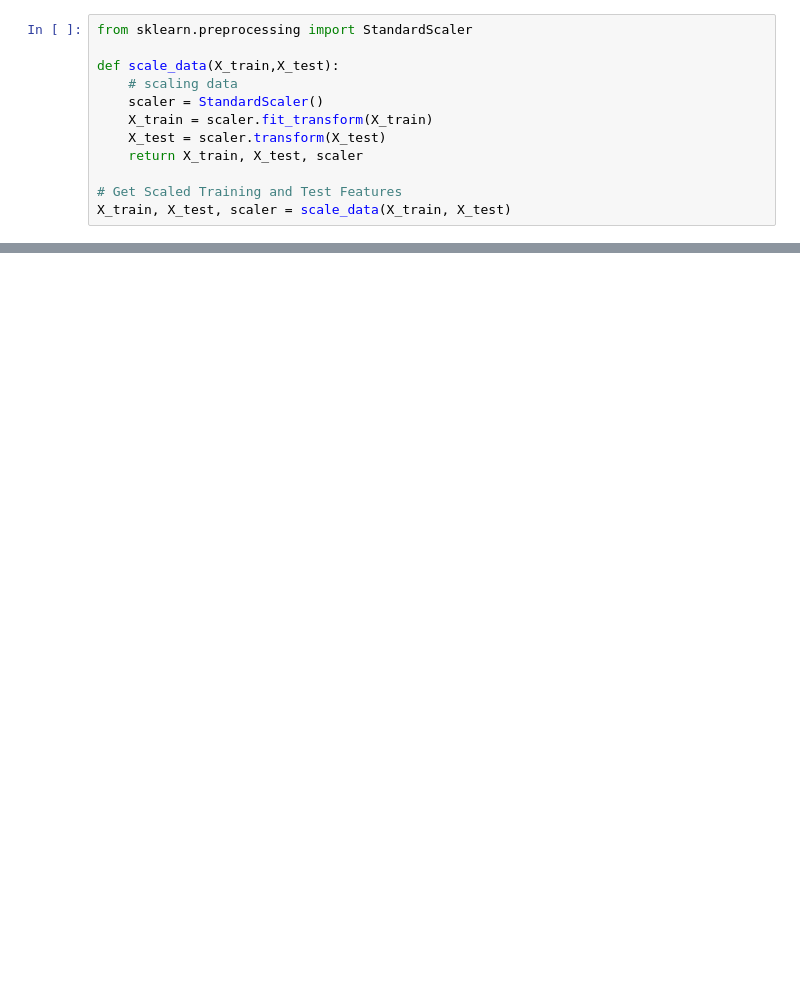
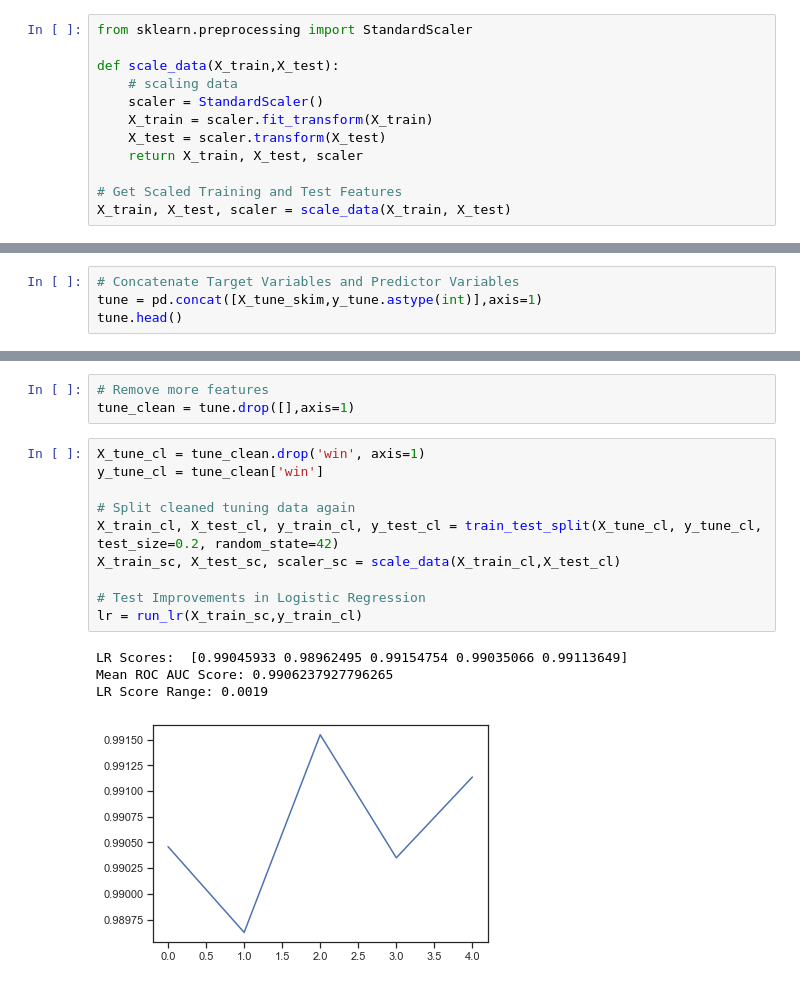
Before and after one commit to datascitriguy/springboard, a Jupyter notebook: Step 4 - Building a Model.ipynb, the cells around one changed output, grey strips where cells are left out. Drawn from its saved outputs; the diff is of its cells as text; blank space fills up the shorter version.

```diff
--- a/Step 4 - Building a Model.ipynb
+++ b/Step 4 - Building a Model.ipynb
@@ -127,0 +152,4 @@ plot_coef(X_train,y_train,features)
+# %%
+# Concatenate Target Variables and Predictor Variables
+tune = pd.concat([X_tune_skim,y_tune.astype(int)],axis=1)
+tune.head()
@@ -198,0 +183,18 @@ array([ 0.18561498,  0.91380038,  0.05081143, ...,  0.86030345,
+# %%
+# Remove more features
+tune_clean = tune.drop([],axis=1)
+# %%
+X_tune_cl = tune_clean.drop('win', axis=1)
+y_tune_cl = tune_clean['win']
+
+# Split cleaned tuning data again
+X_train_cl, X_test_cl, y_train_cl, y_test_cl = train_test_split(X_tune_cl, y_tune_cl, test_size=0.2, random_state=42)
+X_train_sc, X_test_sc, scaler_sc = scale_data(X_train_cl,X_test_cl)
+
+# Test Improvements in Logistic Regression
+lr = run_lr(X_train_sc,y_train_cl)
+# %% [output]
+LR Scores:  [0.99045933 0.98962495 0.99154754 0.99035066 0.99113649]
+Mean ROC AUC Score: 0.9906237927796265
+LR Score Range: 0.0019
+[figure, added]
```
Also changed, not shown: parts of 42 cells of this notebook.
